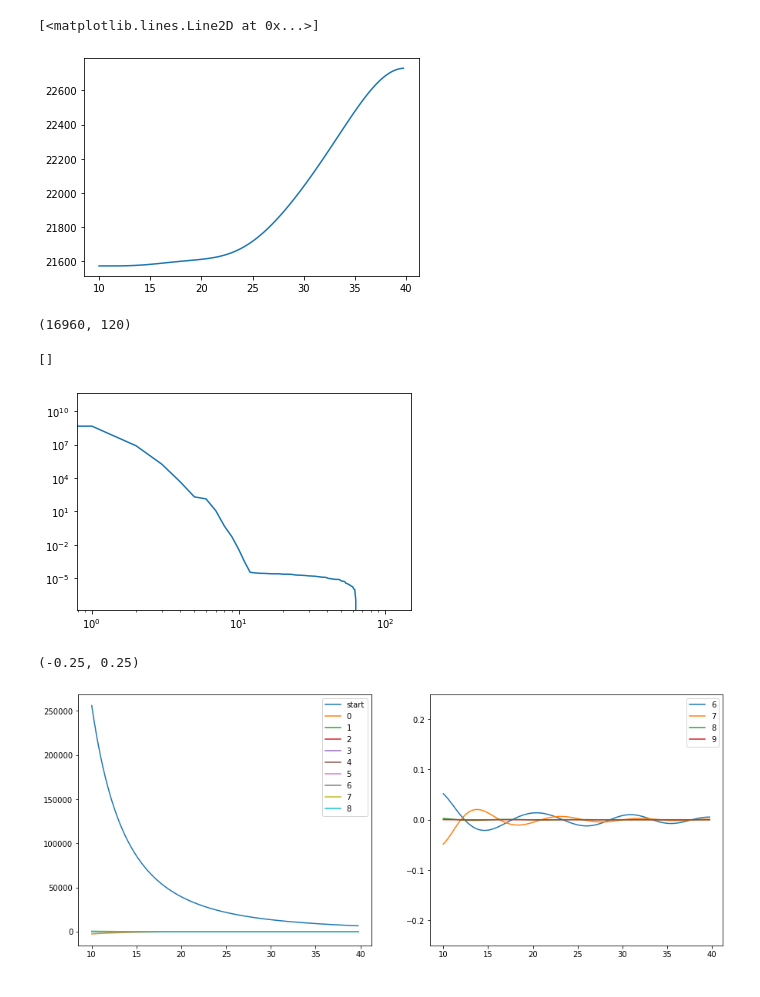
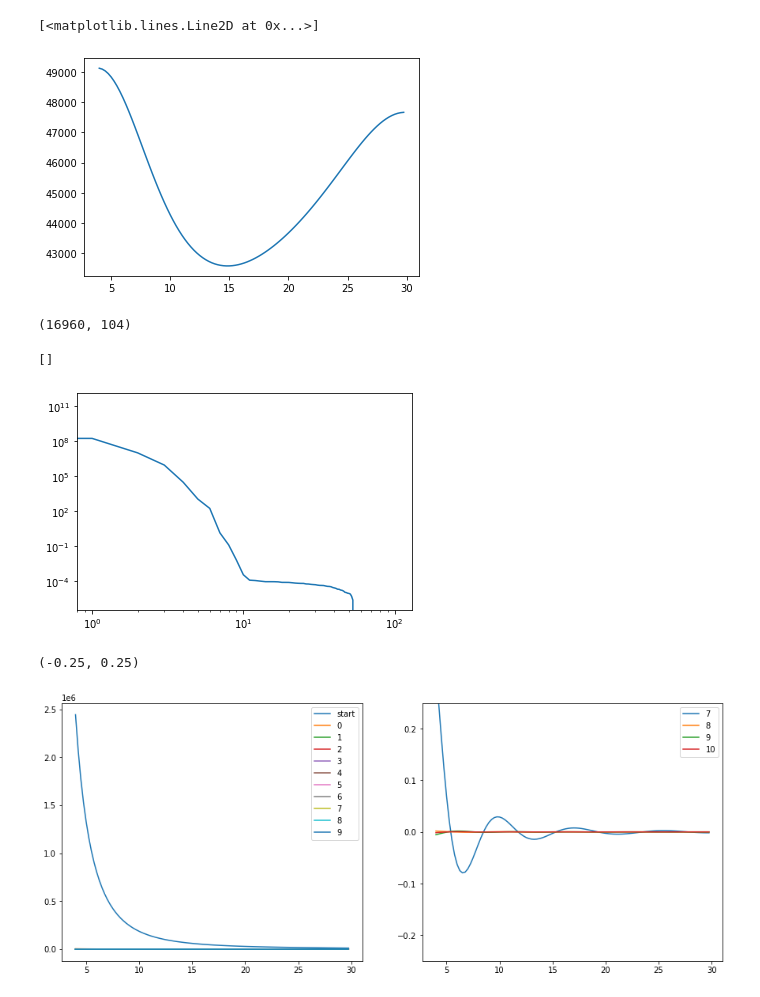
Before and after one commit to brent-page/lusee, a Jupyter notebook: waterfall_signal_search.ipynb, the cells around one changed output. Cells and saved outputs as stored; diff of their text form; code cells hidden in the pictures.

Commit message:
precomputer signal

```diff
--- a/waterfall_signal_search.ipynb
+++ b/waterfall_signal_search.ipynb
@@ -5,9 +6,12 @@ import scipy.ndimage
 # %%
-wf=np.load('waterfalls/wfall_10.0_56.0_0.25_3.0_30.0.npz',allow_pickle=True)['wfall']
+wf=np.load('waterfalls/wfall_4.0_56.0_0.25_3.0_3.0.npz',allow_pickle=True)['wfall']
 ## for this, let's merge them. In other words, 11 nights worht of observations in one go
 wf=np.vstack(wf)
+freq = np.arange(4,56,0.25)
+assert(len(freq)==wf.shape[1])
 
-maxfreq=40
-freq = np.arange(10,maxfreq,0.25)
+maxfreq=30
+freq = np.arange(4,maxfreq,0.25)
 wf = wf[:,:len(freq)]
 wf.shape
+gsignal = lusee_sky.get_signal(freq)
@@ -25,7 +27,7 @@ wfw = scipy.ndimage.gaussian_filter(wfw,[0,12])
 plt.plot(freq,wfw.mean(axis=0))
 # %% [output]
 [<matplotlib.lines.Line2D at 0x...>]
-[figure, old version]
+[figure, new version]
 # %%
 cov_from_mean_subtracted = False
 print(wfw.shape)
@@ -35,7 +37,7 @@ if cov_from_mean_subtracted:
 else:
     cov = np.array([np.outer(t,t) for t in wfw]).mean(axis=0)
 # %% [output]
-(16960, 120)
+(16960, 104)
 # %%
 eva,evec = np.linalg.eigh(cov)
 endx = np.argsort(eva)[::-1]
@@ -44,25 +46,25 @@ plt.plot(eva[endx])
 plt.loglog()
 # %% [output]
 []
-[figure, old version]
+[figure, new version]
 # %%
 tosub = wfw.copy()
-Nmax=9
+Nmax=10
 fig, (ax1, ax2) = plt.subplots(1, 2,figsize=(15,6))
 ax1.plot(freq,tosub.mean(axis=0)/we,label='start')
 for ii,ndx in enumerate(endx[:Nmax]):
     vec = evec[:,ndx]
     norm = np.dot(vec,vec)
     wex = (tosub*vec[None,:]).sum(axis=1)/norm
     tosub -= np.outer(wex,vec)
     weare = tosub.mean(axis=0)
     ax1.plot(freq, weare/we,label=str(ii))
     if ii>Nmax-5:
         ax2.plot(freq, weare/we,label=str(ii+1))
 
 ax1.legend()
 ax2.legend()
 ax2.set_ylim(-0.25,0.25)
 # %% [output]
 (-0.25, 0.25)
-[figure, old version]
+[figure, new version]
```
Also changed, not shown: parts of 6 cells of this notebook, 2 other files.
